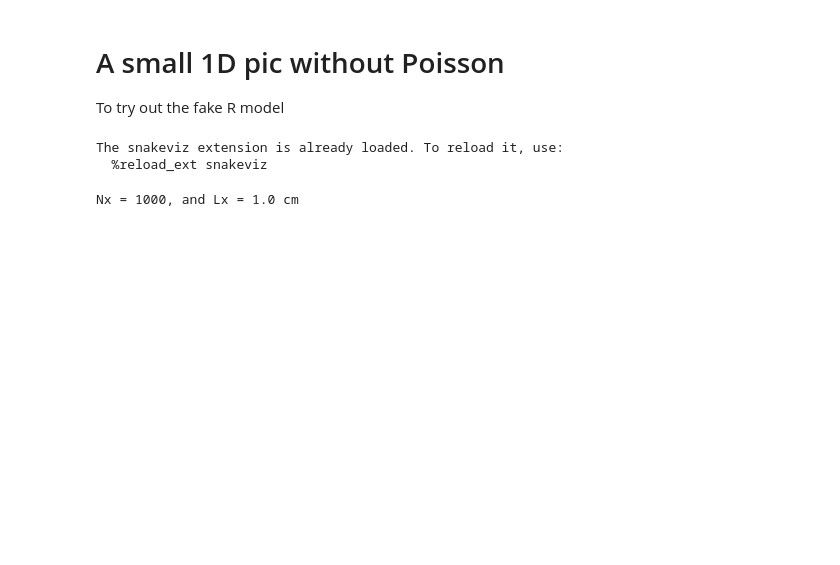
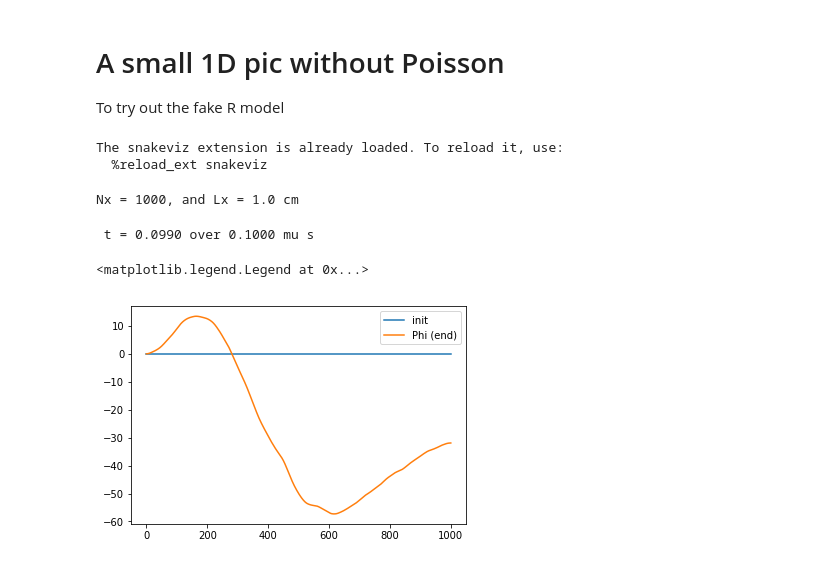
Before and after one commit to antoinetavant/1D_PIC, a Jupyter notebook: Main.ipynb, the cells around one changed output. Cells and saved outputs as stored; diff of their text form; code cells hidden in the pictures; blank space fills up the shorter version.

```diff
--- a/Main.ipynb
+++ b/Main.ipynb
@@ -56,3 +50,24 @@ L_De = np.sqrt(eps_0*Te/(q*n))
 dT = 1e-10 #time step
 # %% [output]
 Nx = 1000, and Lx = 1.0 cm
+# %%
+#%%snakeviz
+pla = plasma(dT,Nx,Lx,Npart,n,Te,Ti)
+
+Nt = 1000
+plt.plot(smooth(pla.phi),label = "init");
+
+for nt in np.arange(Nt):
+    if nt%10 == 0 : print("\r t = {:2.4f} over {:2.4f} mu s".format(nt*pla.dT*1e6,Nt*pla.dT*1e6),end="")
+    pla.pusher()
+    pla.boundary()
+    pla.compute_rho()
+    pla.solve_poisson()
+
+plt.plot(smooth(pla.phi),label = "Phi (end)");
+
+plt.legend()
+# %% [output]
+ t = 0.0990 over 0.1000 mu s
+<matplotlib.legend.Legend at 0x...>
+[figure, added]
```
Also changed, not shown: parts of 15 cells of this notebook, 6 other files.
